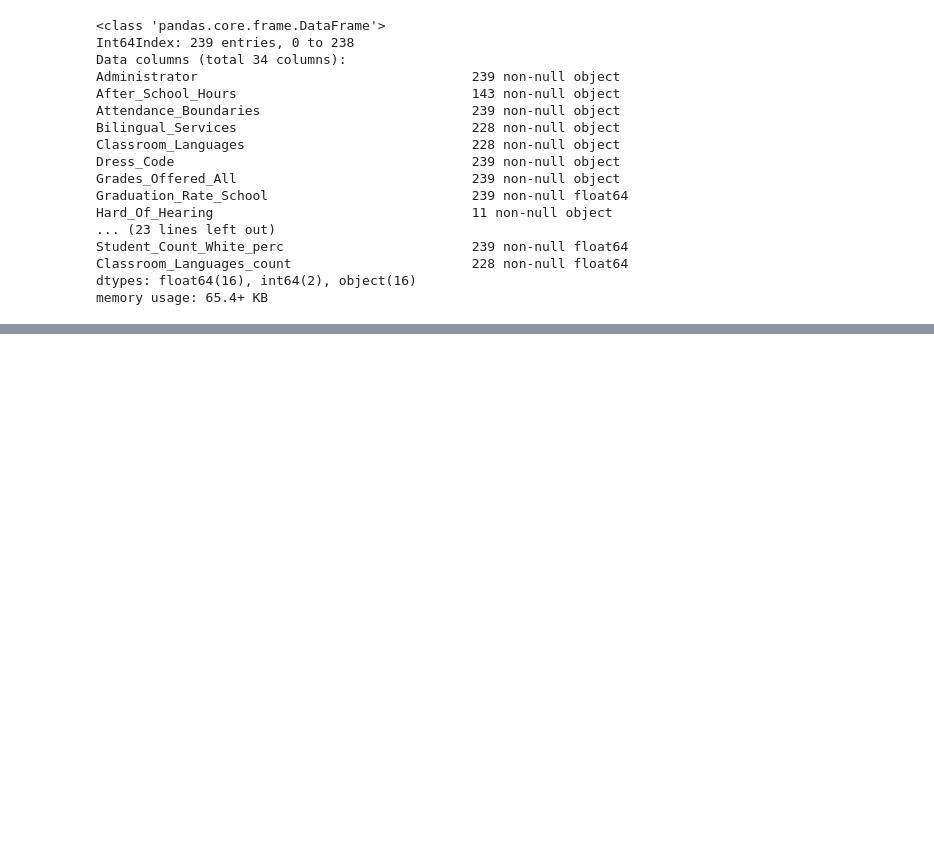
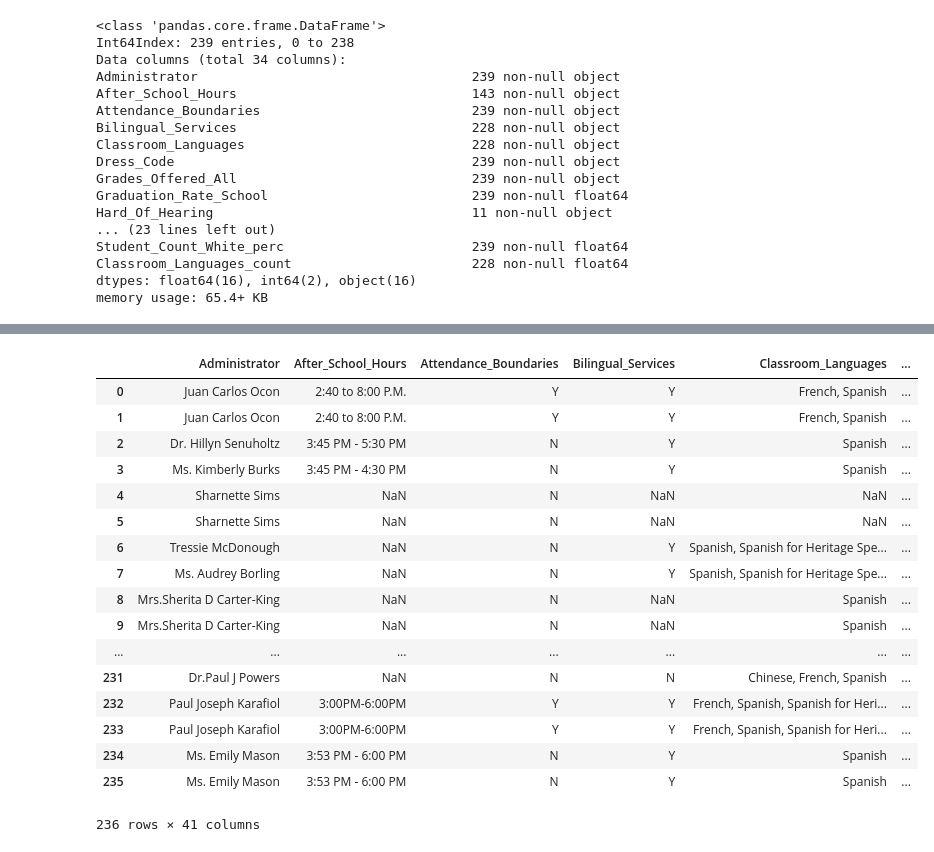
Before and after one commit to j-max/CPS_GradRate_Analysis, a Jupyter notebook: 02_CombinePickleandCVS.ipynb, the cells around one changed output, grey strips where cells are left out. Drawn from its saved outputs; the diff is of its cells as text; code cells hidden in the pictures; blank space fills up the shorter version.

```diff
--- a/02_CombinePickleandCVS.ipynb
+++ b/02_CombinePickleandCVS.ipynb
@@ -192,0 +286,4 @@ memory usage: 65.4+ KB
+# %%
+el_dummies.drop(columns = 'No_El', inplace=True)
+# %%
+el_df = pd.merge(el_df,el_dummies, left_index=True, right_index=True)
@@ -192,0 +299,2 @@ memory usage: 65.4+ KB
+# %%
+el_df.drop(columns = ['Transportation_El', 'School_Year'], inplace=True)
@@ -192,0 +326,23 @@ memory usage: 65.4+ KB
+# %%
+df = pd.merge(df, el_df, on='School_ID')
+# %%
+df
+# %% [output]
+|  | Administrator | After_School_Hours | Attendance_Boundaries | Bilingual_Services | Classroom_Languages | ... |
+| 0 | Juan Carlos Ocon | 2:40 to 8:00 P.M. | Y | Y | French, Spanish | ... |
+| 1 | Juan Carlos Ocon | 2:40 to 8:00 P.M. | Y | Y | French, Spanish | ... |
+| 2 | Dr. Hillyn Senuholtz | 3:45 PM - 5:30 PM | N | Y | Spanish | ... |
+| 3 | Ms. Kimberly Burks | 3:45 PM - 4:30 PM | N | Y | Spanish | ... |
+| 4 | Sharnette Sims | NaN | N | NaN | NaN | ... |
+| 5 | Sharnette Sims | NaN | N | NaN | NaN | ... |
+| 6 | Tressie McDonough | NaN | N | Y | Spanish, Spanish for Heritage Spe... | ... |
+| 7 | Ms. Audrey Borling | NaN | N | Y | Spanish, Spanish for Heritage Spe... | ... |
+| 8 | Mrs.Sherita D Carter-King | NaN | N | NaN | Spanish | ... |
+| 9 | Mrs.Sherita D Carter-King | NaN | N | NaN | Spanish | ... |
+| ... | ... | ... | ... | ... | ... | ... |
+| 231 | Dr.Paul J Powers | NaN | N | N | Chinese, French, Spanish | ... |
+| 232 | Paul Joseph Karafiol | 3:00PM-6:00PM | Y | Y | French, Spanish, Spanish for Heri... | ... |
+| 233 | Paul Joseph Karafiol | 3:00PM-6:00PM | Y | Y | French, Spanish, Spanish for Heri... | ... |
+| 234 | Ms. Emily Mason | 3:53 PM - 6:00 PM | N | Y | Spanish | ... |
+| 235 | Ms. Emily Mason | 3:53 PM - 6:00 PM | N | Y | Spanish | ... |
+236 rows × 41 columns
```
Also changed, not shown: parts of 15 cells of this notebook.
